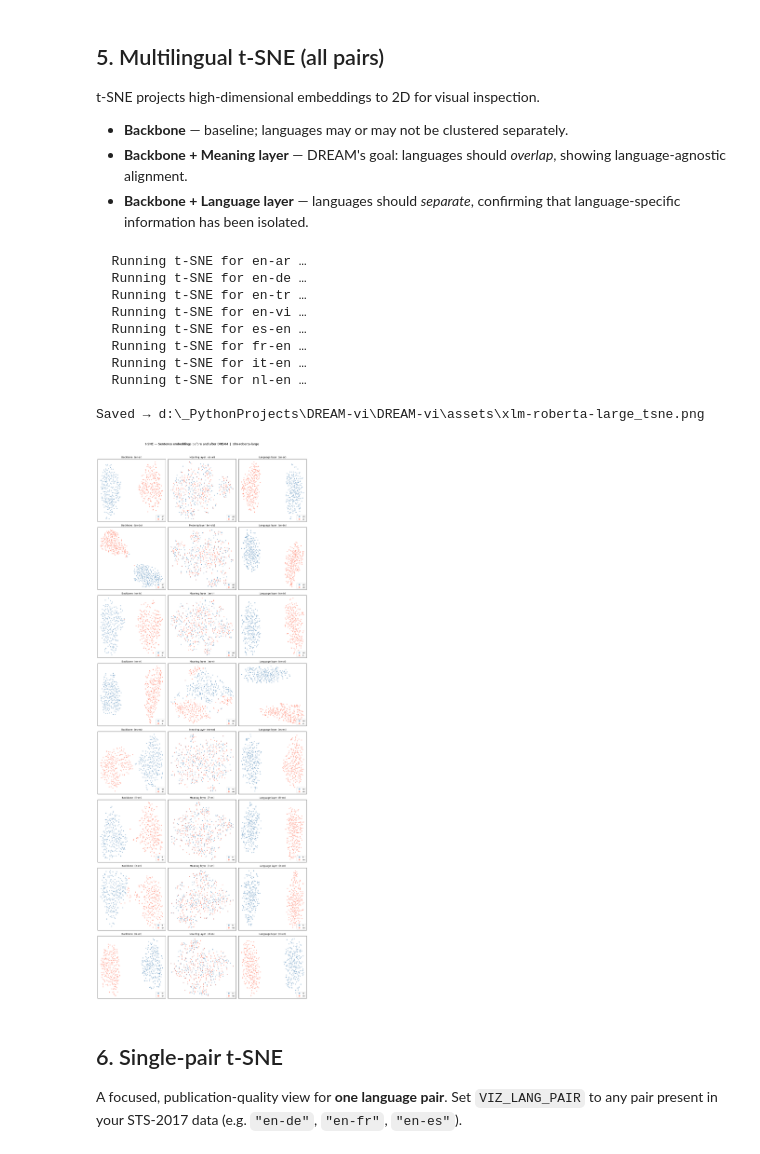
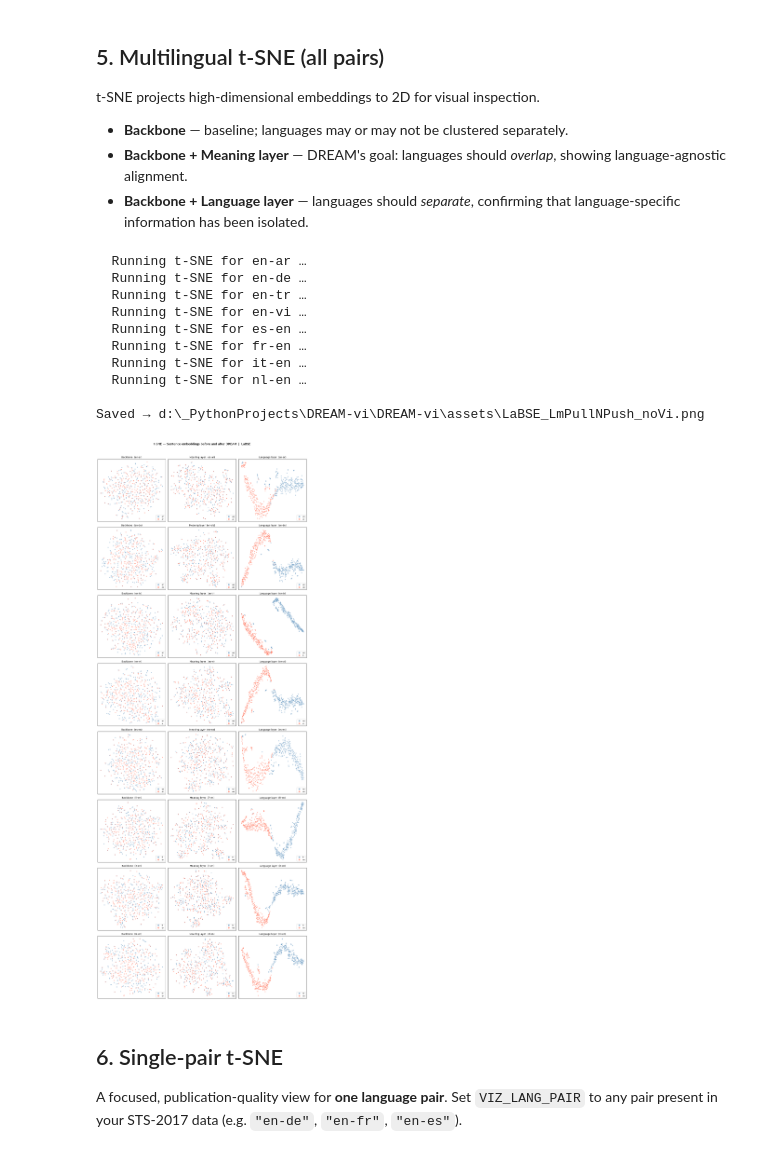
Before and after one commit to TriDo86/DREAM-vi, a Jupyter notebook: notebooks/evaluation.ipynb, the cells around one changed output. Saved outputs shown, nothing was run; the diff lists cells and outputs as text; code cells hidden in the pictures.

```diff
--- a/notebooks/evaluation.ipynb
+++ b/notebooks/evaluation.ipynb
@@ -39,19 +39,21 @@ from dream.pipeline import DREAMPipeline
 Uncomment exactly **one** block below, then run the cell.
 # %%
 # ── sentence-transformers/LaBSE ───────────────────────────────────────────────
-# BACKBONE_NAME         = "sentence-transformers/LaBSE"
-# BACKBONE_TYPE         = "st"
-# CHECKPOINT_PATH       = PROJECT_DIR / "checkpoints" / "labse_vi" / "dream_best.pt"
+BACKBONE_NAME         = "sentence-transformers/LaBSE"
+BACKBONE_TYPE         = "st"
+CHECKPOINT_PATH       = PROJECT_DIR / "checkpoints" / "labse-lm3" / "dream_best.pt"
+DETAILS = "LmPullNPush_noVi" # For files name
 
 # ── BAAI/bge-m3 ───────────────────────────────────────────────────────────────
 # BACKBONE_NAME         = "BAAI/bge-m3"
 # BACKBONE_TYPE         = "bge"
-# CHECKPOINT_PATH       = PROJECT_DIR / "checkpoints" / "bge" / "dream_best.pt"
+# CHECKPOINT_PATH       = PROJECT_DIR / "checkpoints" / "bgem3-vi-lm2" / "dream_best.pt"
+# DETAILS = "LmPullOnly_withVi" # For files name
 
 # ── FacebookAI/xlm-roberta-large ─────────────────────────────────────────────
-BACKBONE_NAME         = "FacebookAI/xlm-roberta-large"
-BACKBONE_TYPE         = "hf"
-CHECKPOINT_PATH       = PROJECT_DIR / "checkpoints" / "xlmr_vi" / "dream_best.pt"
+# BACKBONE_NAME         = "FacebookAI/xlm-roberta-large"
+# BACKBONE_TYPE         = "hf"
+# CHECKPOINT_PATH       = PROJECT_DIR / "checkpoints" / "xlmr-lm2" / "dream_best.pt"
 
 # ── google-bert/bert-base-multilingual-cased ─────────────────────────────────
 # BACKBONE_NAME           = "google-bert/bert-base-multilingual-cased"
@@ -293,9 +291,6 @@ def plot_tsne_ax(
     for spine in ax.spines.values():
         spine.set_linewidth(0.8)
 # %%
-ASSETS_DIR = PROJECT_DIR / "assets"
-ASSETS_DIR.mkdir(exist_ok=True)
-
 n_pairs = len(sts17)
 fig, axes = plt.subplots(n_pairs, 3, figsize=(13, 4.2 * n_pairs))
 
@@ -319,36 +314,36 @@ for row, data in enumerate(sts17):
     plot_tsne_ax(axes[row, 0], coords, n1, lang1, lang2,
                  title=f"Backbone  ({data.lang_pair})")
 
     coords, n1 = fit_tsne(data.emb_sent1_dream, data.emb_sent2_dream)
     plot_tsne_ax(axes[row, 1], coords, n1, lang1, lang2,
                  title=f"Meaning layer  ({data.lang_pair})")
 
     coords, n1 = fit_tsne(data.lang_sent1_dream, data.lang_sent2_dream)
     plot_tsne_ax(axes[row, 2], coords, n1, lang1, lang2,
                  title=f"Language layer  ({data.lang_pair})")
 
 fig.suptitle(
     f"t-SNE — Sentence embeddings before and after DREAM  |  {BACKBONE_DISPLAY_NAME}",
     fontsize=13, y=1.01,
 )
 plt.tight_layout()
 
-save_path = ASSETS_DIR / f"{BACKBONE_DISPLAY_NAME}_tsne.png"
+save_path = ASSETS_DIR / f"{BACKBONE_DISPLAY_NAME}_{DETAILS}.png"
 plt.savefig(save_path, dpi=150, bbox_inches="tight")
 print(f"\nSaved → {save_path}")
 plt.show()
 # %% [output]
   Running t-SNE for en-ar …
   Running t-SNE for en-de …
   Running t-SNE for en-tr …
   Running t-SNE for en-vi …
   Running t-SNE for es-en …
   Running t-SNE for fr-en …
   Running t-SNE for it-en …
   Running t-SNE for nl-en …
 
-Saved → d:\_PythonProjects\DREAM-vi\DREAM-vi\assets\xlm-roberta-large_tsne.png
+Saved → d:\_PythonProjects\DREAM-vi\DREAM-vi\assets\LaBSE_LmPullNPush_noVi.png
-[figure, old version]
+[figure, new version]
 # %% [markdown]
 ## 6. Single-pair t-SNE
 
```
Also changed, not shown: parts of 5 cells of this notebook, 32 other files.
